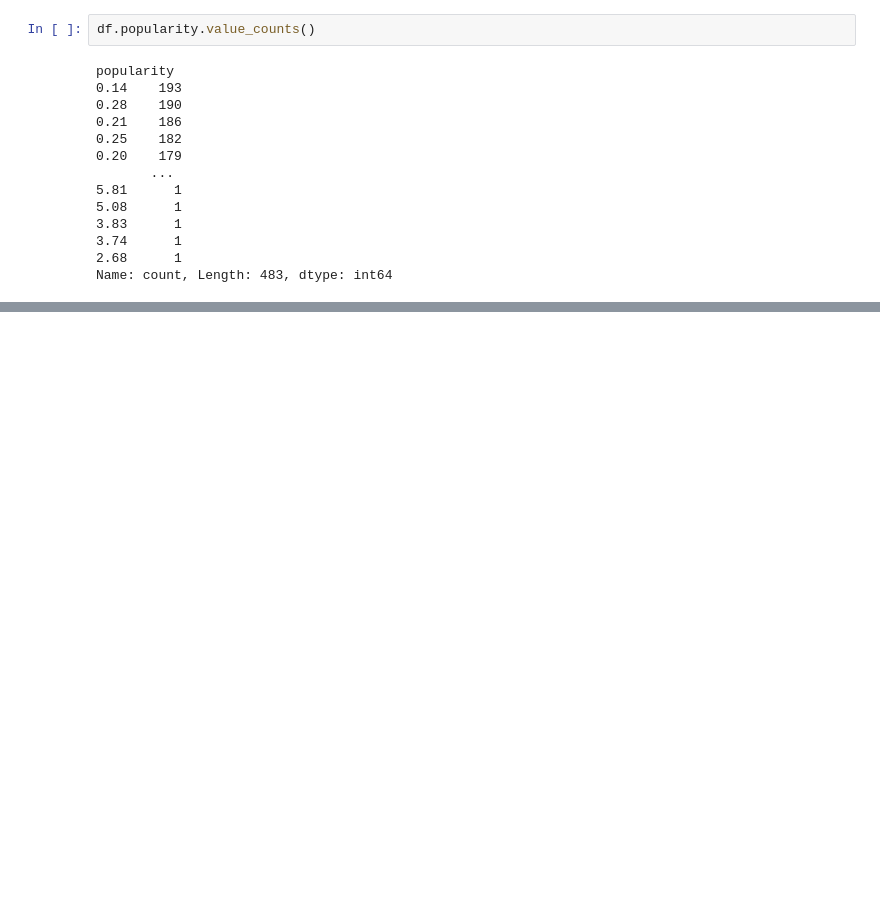
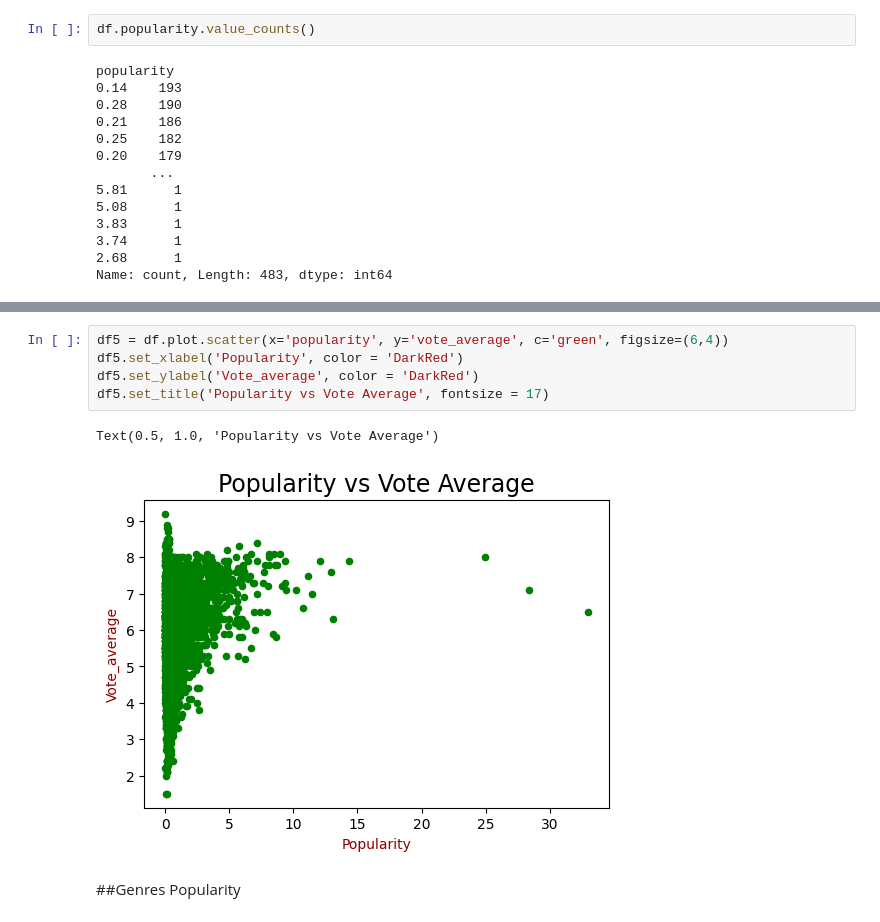
Before and after one commit to LuisAntonioDoHer/Movies_data_analysis, a Jupyter notebook: Movies_data_analysis.ipynb, the cells around one changed output, grey strips where cells are left out. Drawn from its saved outputs; the diff is of its cells as text; blank space fills up the shorter version.

```diff
--- a/Movies_data_analysis.ipynb
+++ b/Movies_data_analysis.ipynb
@@ -186,0 +213,10 @@ df2.plot(kind = 'line')
+# %%
+df5 = df.plot.scatter(x='popularity', y='vote_average', c='green', figsize=(6,4))
+df5.set_xlabel('Popularity', color = 'DarkRed')
+df5.set_ylabel('Vote_average', color = 'DarkRed')
+df5.set_title('Popularity vs Vote Average', fontsize = 17)
+# %% [output]
+Text(0.5, 1.0, 'Popularity vs Vote Average')
+[figure, added]
+# %% [markdown]
+##Genres Popularity
```
Also changed, not shown: parts of 14 cells of this notebook.
